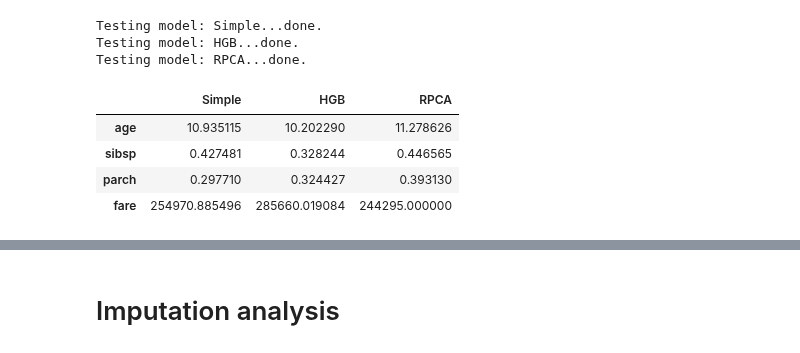
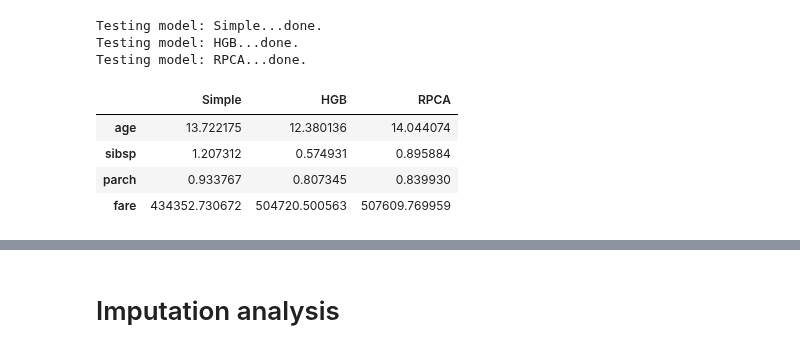
Before and after one commit to scikit-learn-contrib/qolmat, a Jupyter notebook: examples/tutorials/plot_tuto_categorical.ipynb, the cells around one changed output, grey strips where cells are left out. Drawn from its saved outputs; the diff is of its cells as text; code cells hidden in the pictures.

```diff
--- a/examples/tutorials/plot_tuto_categorical.ipynb
+++ b/examples/tutorials/plot_tuto_categorical.ipynb
@@ -111,7 +27,7 @@ cols_num = selector_num(df)
 # %%
 imputer_rpca = imputers.ImputerRpcaNoisy()
-ohe = OneHotEncoderProjector(handle_unknown="ignore", handle_missing="return_nan", use_cat_names=True, cols=cols_cat)
-bt = estimators.BinTransformer(cols=cols_num)
+ohe = preprocessing.OneHotEncoderProjector(handle_unknown="ignore", handle_missing="return_nan", use_cat_names=True, cols=cols_cat)
+bt = preprocessing.BinTransformer(cols=cols_num)
 wrapper = Pipeline(steps=[("OneHotEncoder", ohe), ("BinTransformer", bt)])
 
-imputer_wrap_rpca = estimators.WrapperTransformer(imputer_rpca, wrapper)
+imputer_wrap_rpca = preprocessing.WrapperTransformer(imputer_rpca, wrapper)
@@ -120,9 +34,7 @@ ohe.mapping
-# %%
-df_imp = imputer_wrap_rpca.fit_transform(df.iloc[:100])
 # %%
-pipestimator = estimators.make_robust_MixteHGB(allow_new=False)
+pipestimator = preprocessing.make_robust_MixteHGB(allow_new=False)
 imputer_hgb = ImputerRegressor(estimator=pipestimator, handler_nan="none")
-imputer_wrap_hgb = estimators.WrapperTransformer(imputer_hgb, bt)
+imputer_wrap_hgb = preprocessing.WrapperTransformer(imputer_hgb, bt)
 # %%
 imputer_simple = imputers.ImputerSimple()
 # %%
@@ -130,7 +42,7 @@ dict_imputers = {"Simple": imputer_simple, "HGB": imputer_wrap_hgb, "RPCA": impu
 cols_to_impute = df.columns
 ratio_masked = .1
 generator_holes = missing_patterns.UniformHoleGenerator(n_splits=2, subset=cols_to_impute, ratio_masked=ratio_masked, sample_proportional=False)
-metrics = ["mae", "accuracy"]
+metrics = ["rmse", "accuracy"]
 # %%
 comparison = comparator.Comparator(
     dict_imputers,
@@ -145,13 +57,13 @@ Testing model: Simple...done.
 Testing model: HGB...done.
 Testing model: RPCA...done.
 # %%
-display(results.loc["mae"].style.highlight_min(color="lightgreen", axis=1))
+display(results.loc["rmse"].style.highlight_min(color="lightgreen", axis=1))
 # %% [output]
 |  | Simple | HGB | RPCA |
-| age | 10.935115 | 10.202290 | 11.278626 |
-| sibsp | 0.427481 | 0.328244 | 0.446565 |
-| parch | 0.297710 | 0.324427 | 0.393130 |
-| fare | 254970.885496 | 285660.019084 | 244295.000000 |
+| age | 13.722175 | 12.380136 | 14.044074 |
+| sibsp | 1.207312 | 0.574931 | 0.895884 |
+| parch | 0.933767 | 0.807345 | 0.839930 |
+| fare | 434352.730672 | 504720.500563 | 507609.769959 |
 # %%
 display(results.loc["accuracy"].style.highlight_max(color="lightgreen", axis=1))
 # %% [output]
```
Also changed, not shown: parts of 23 cells of this notebook, 17 other files.
